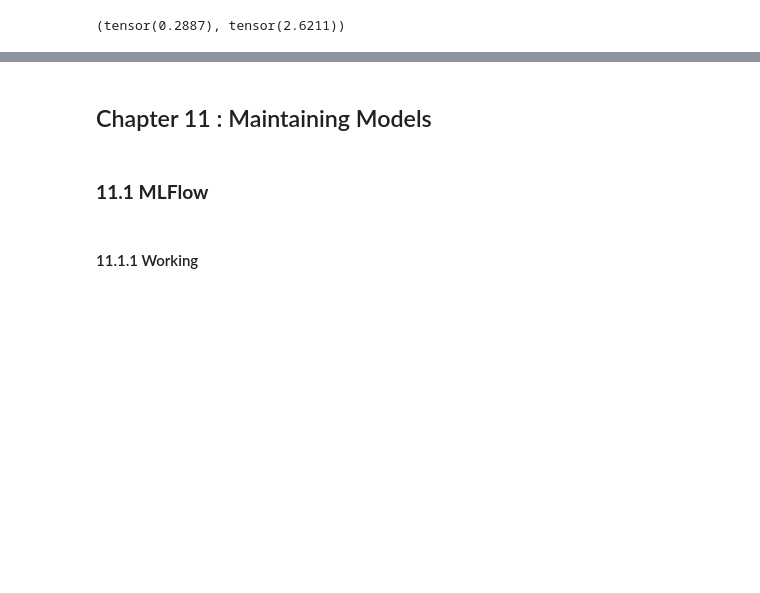
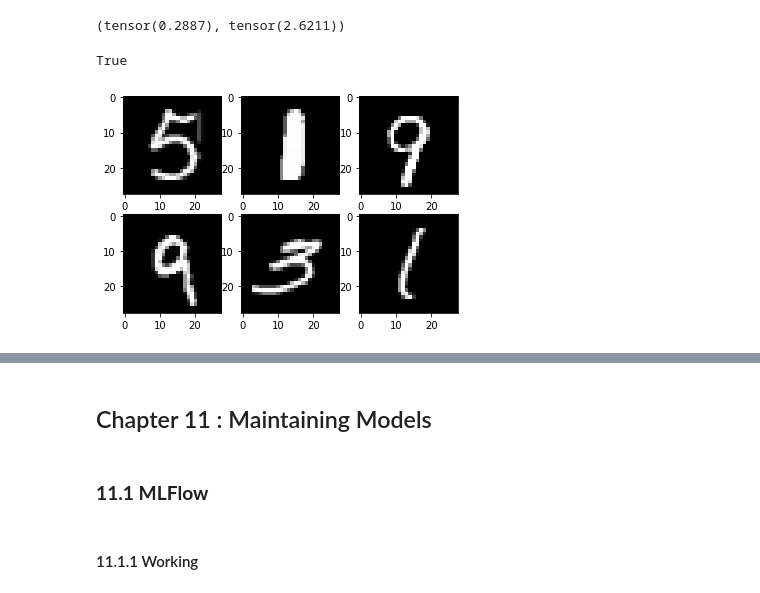
Before and after one commit to radialHuman/ds_notes, a Jupyter notebook: notes.ipynb, the cells around one changed output, grey strips where cells are left out. Drawn from its saved outputs; the diff is of its cells as text; code cells hidden in the pictures; blank space fills up the shorter version.

Commit message:
feedforward nn

```diff
--- a/notes.ipynb
+++ b/notes.ipynb
@@ -1695,0 +1727,37 @@ l1,l2 # lesser the better
+# %%
+th.cuda.is_available()
+# %% [output]
+True
+# %%
+# mnist classification using feedforward NN
+import torch as th
+import torch.nn as nn
+import torchvision as tv
+import torchvision.transforms as trans
+import matplotlib.pyplot as plt
+
+# device configuration
+device = th.device('cuda' if th.cuda.is_available() else 'cpu')
+
+# hyperparameters
+input_size = 28*28
+hidden_size = 100 # ??? neurons in a layer
+num_classes = 10 # output category count
+n_epochs = 2
+batch_size = 100
+learning_rate = 0.001
+
+training_dataset = tv.datasets.MNIST(root = "./data", train=True,\
+                                    transform = trans.ToTensor(), download=True)
+testing_dataset =  tv.datasets.MNIST(root = "./data", train=False,\
+                                    transform = trans.ToTensor())
+train_loader = th.utils.data.DataLoader(dataset=training_dataset, shuffle=True, batch_size= batch_size)
+test_loader = th.utils.data.DataLoader(dataset=testing_dataset, batch_size= batch_size)
+
+sample, label = iter(train_loader).next()
+for i in range(6):
+    plt.subplot(2,3,i+1)
+    plt.imshow(sample[i][0], cmap='gray')
+plt.show()
+# %% [output]
+[figure, added]
```
Also changed, not shown: parts of 8 cells of this notebook, 3 other files.
